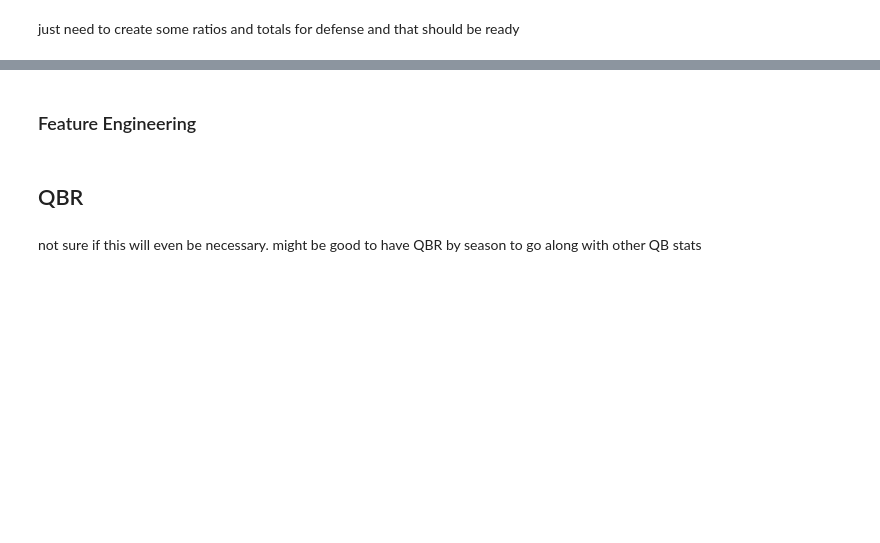
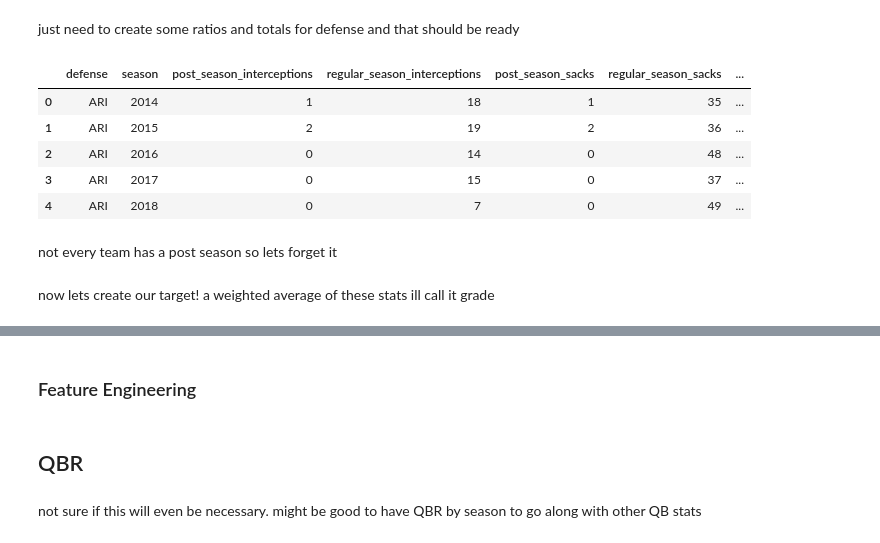
Before and after one commit to DBAfox/Team-USA-Football, a Jupyter notebook: NFL Dream Team.ipynb, the cells around one changed output, grey strips where cells are left out. Saved outputs shown, nothing was run; the diff lists cells and outputs as text; code cells hidden in the pictures; blank space fills up the shorter version.

```diff
--- a/NFL Dream Team.ipynb
+++ b/NFL Dream Team.ipynb
@@ -429,0 +175,47 @@ just need to create some ratios and totals for defense and that should be ready
+# %%
+# Create forced_fumbles columns
+defense_df['regular_season_forced_fumbles'] = (defense_df['regular_season_sack_fumbles'] +
+                                               defense_df['regular_season_rushing_fumbles'] +
+                                               defense_df['regular_season_receiving_fumbles']
+                                              )
+
+defense_df['post_season_forced_fumbles'] = (defense_df['post_season_sack_fumbles'] +
+                                            defense_df['post_season_rushing_fumbles'] +
+                                            defense_df['post_season_receiving_fumbles']
+                                           )
+
+# Create fumbles_recovered columns
+defense_df['regular_season_fumbles_recovered'] = (defense_df['regular_season_sack_fumbles_recovered'] +
+                                                  defense_df['regular_season_rushing_fumbles_recovered'] +
+                                                  defense_df['regular_season_receiving_fumbles_recovered']
+                                                 )
+
+defense_df['post_season_fumbles_recovered'] = (defense_df['post_season_sack_fumbles_recovered'] +
+                                               defense_df['post_season_rushing_fumbles_recovered'] +
+                                               defense_df['post_season_receiving_fumbles_recovered']
+                                              )
+
+# Calculate the percentage of forced fumbles that were fumbles recovered
+defense_df['regular_season_perecentage_fumbles_recovered'] = (defense_df['regular_season_fumbles_recovered'] / defense_df['regular_season_forced_fumbles'] * 100).fillna(0)
+defense_df['post_season_perecentage_fumbles_recovered'] = (defense_df['post_season_fumbles_recovered'] / defense_df['post_season_forced_fumbles'] * 100).fillna(0)
+
+# Create tds_against columns
+defense_df['regular_season_tds_against'] = (defense_df['regular_season_rushing_tds'] +
+                                            defense_df['regular_season_receiving_tds']
+                                           )
+
+defense_df['post_season_tds_against'] = (defense_df['post_season_rushing_tds'] +
+                                         defense_df['post_season_receiving_tds']
+                                        )
+
+# Display the updated DataFrame
+defense_df.head()
+# %% [output]
+|  | defense | season | post_season_interceptions | regular_season_interceptions | post_season_sacks | regular_season_sacks | ... |
+| 0 | ARI | 2014 | 1 | 18 | 1 | 35 | ... |
+| 1 | ARI | 2015 | 2 | 19 | 2 | 36 | ... |
+| 2 | ARI | 2016 | 0 | 14 | 0 | 48 | ... |
+| 3 | ARI | 2017 | 0 | 15 | 0 | 37 | ... |
+| 4 | ARI | 2018 | 0 | 7 | 0 | 49 | ... |
+# %% [markdown]
+not every team has a post season so lets forget it
@@ -429,0 +226,2 @@ just need to create some ratios and totals for defense and that should be ready
+# %% [markdown]
+now lets create our target! a weighted average of these stats ill call it grade
```
Also changed, not shown: parts of 21 cells of this notebook.
